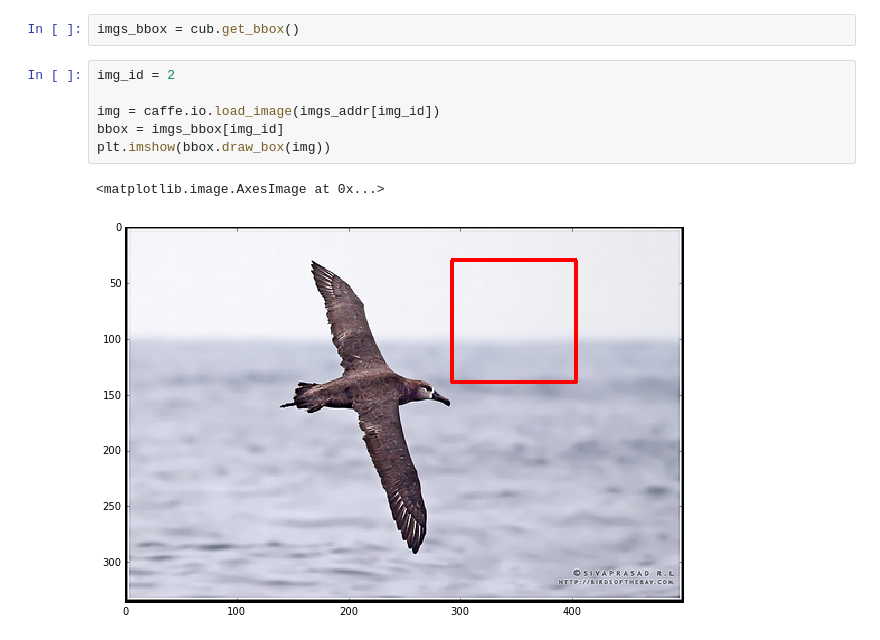
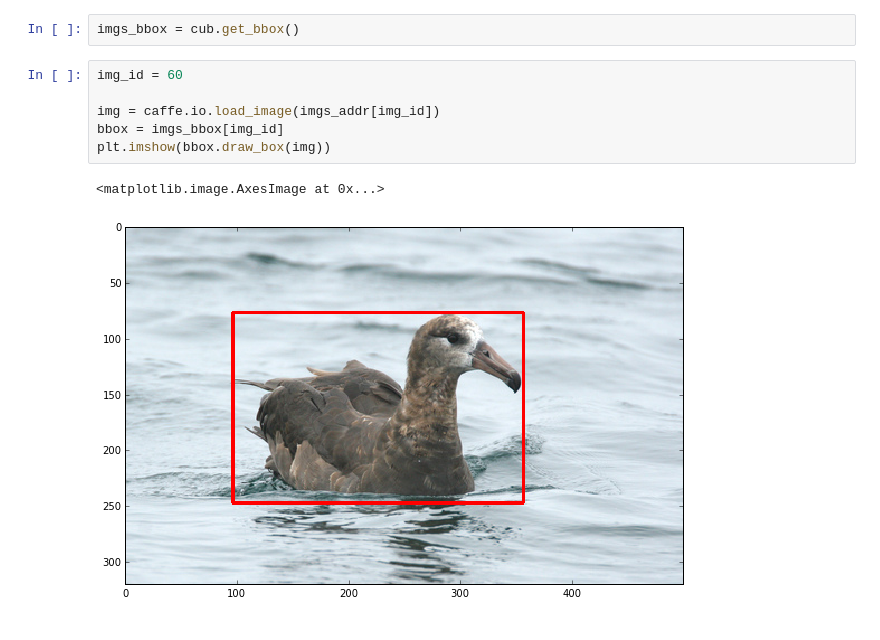
Before and after one commit to yassersouri/fast-bird-part-localization, a Jupyter notebook: experiments.ipynb, the cells around one changed output. Saved outputs shown, nothing was run; the diff lists cells and outputs as text.

```diff
--- a/experiments.ipynb
+++ b/experiments.ipynb
@@ -102,11 +102,11 @@ imgs_addr = cub.get_all_image_addrs()
 # %%
 imgs_bbox = cub.get_bbox()
 # %%
-img_id = 2
+img_id = 60
 
 img = caffe.io.load_image(imgs_addr[img_id])
 bbox = imgs_bbox[img_id]
 plt.imshow(bbox.draw_box(img))
 # %% [output]
 <matplotlib.image.AxesImage at 0x...>
-[figure, old version]
+[figure, new version]
```
Also changed, not shown: 1 other file.
